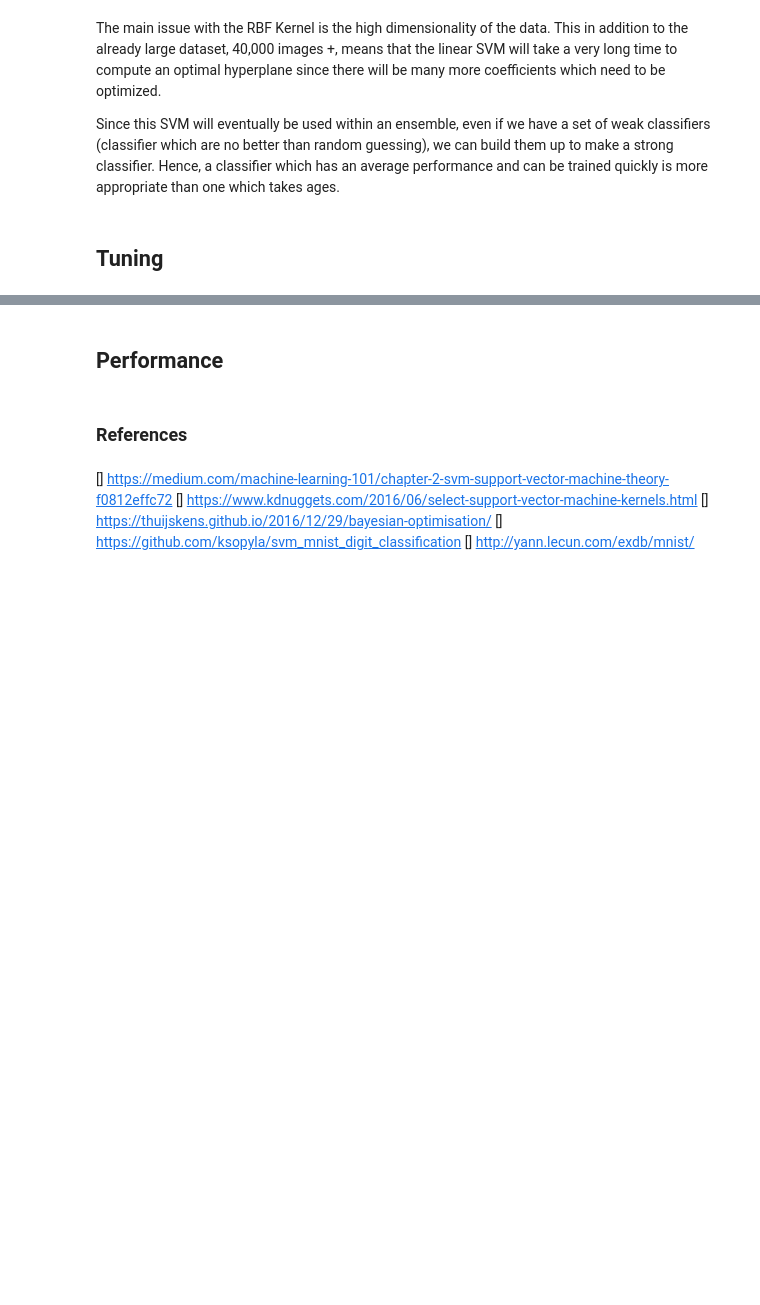
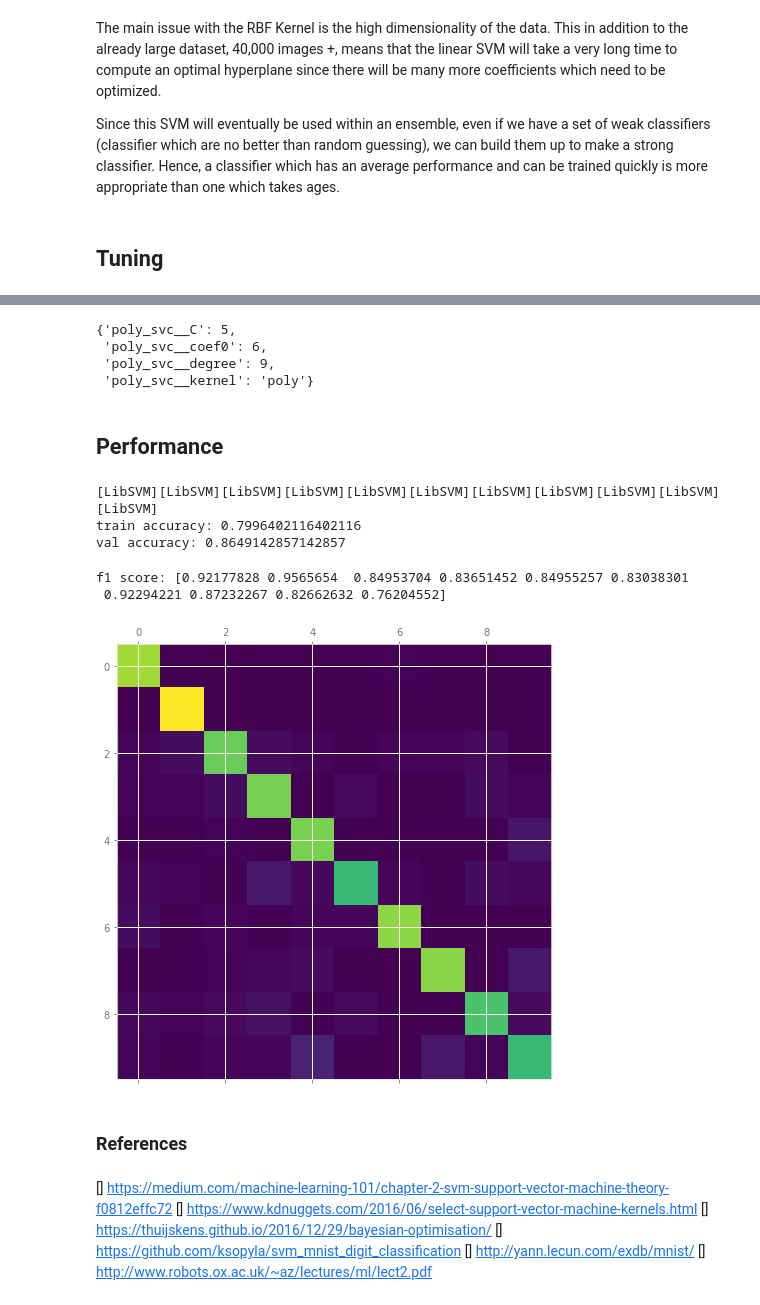
Before and after one commit to RajatRasal/MNIST-Blender, a Jupyter notebook: svc.ipynb, the cells around one changed output, grey strips where cells are left out. Cells and saved outputs as stored; diff of their text form; code cells hidden in the pictures; blank space fills up the shorter version.

Commit message:
Tuning and Performance of Poly kernel

```diff
--- a/svc.ipynb
+++ b/svc.ipynb
@@ -146,7 +146,8 @@ f1 score: [0.94538944 0.95153473 0.85601578 0.85017422 0.86735654 0.85148515
 # %%
 rbf_kernel_clf = Pipeline([
     ('scaler', StandardScaler()),
-    ('rbf_kernel', SVC(gamma=0.05, C=5, max_iter=10, cache_size=1000, tol=1e-4,
+    ('rbf_kernel', SVC(gamma=0.05, C=5, max_iter=10,
+                       cache_size=1000, tol=1e-4,
                        verbose=True))
 ])
 
@@ -201,2 +211,9 @@ KeyboardInterrupt:
+# %%
+grid_search.best_params_
+# %% [output]
+{'poly_svc__C': 5,
+ 'poly_svc__coef0': 6,
+ 'poly_svc__degree': 9,
+ 'poly_svc__kernel': 'poly'}
 # %% [markdown]
 ## Performance
@@ -206,3 +220,33 @@ f1_score
+# %%
+poly_svm_clf = Pipeline([
+    ('scaler', StandardScaler()),
+    ('poly_svc', SVC(kernel="poly", degree=9, coef0=6, tol=1e-6,
+                     C=5, max_iter=40, cache_size=1000,
+                     verbose=True)),
+])
+
+poly_svm_clf.fit(X_train2, y_train2)
+
+y_train_pred = cross_val_predict(poly_svm_clf, X_train2, y_train2, cv=5)
+y_test_pred = cross_val_predict(poly_svm_clf, X_test, y_test, cv=5)
+print()
+print(f"train accuracy: {accuracy_score(y_train2, y_train_pred)}")
+print(f"val accuracy: {accuracy_score(y_test, y_test_pred)}")
+# %% [output]
+[LibSVM][LibSVM][LibSVM][LibSVM][LibSVM][LibSVM][LibSVM][LibSVM][LibSVM][LibSVM][LibSVM]
+train accuracy: 0.7996402116402116
+val accuracy: 0.8649142857142857
+# %%
+conf_mx = confusion_matrix(y_test, y_test_pred)
+print(f"f1 score: {f1_score(y_test, y_test_pred, average=None)}")
+
+fig, ax = plt.subplots(figsize=(8, 8))
+ax.matshow(conf_mx)
+plt.show()
+# %% [output]
+f1 score: [0.92177828 0.9565654  0.84953704 0.83651452 0.84955257 0.83038301
+ 0.92294221 0.87232267 0.82662632 0.76204552]
+[figure, added]
 # %% [markdown]
 ### References
 # %% [markdown]
@@ -211,3 +255,4 @@ f1_score
 [] https://thuijskens.github.io/2016/12/29/bayesian-optimisation/
 [] https://github.com/ksopyla/svm_mnist_digit_classification
 [] http://yann.lecun.com/exdb/mnist/
+[] http://www.robots.ox.ac.uk/~az/lectures/ml/lect2.pdf
```
Also changed, not shown: parts of 2 cells of this notebook.
